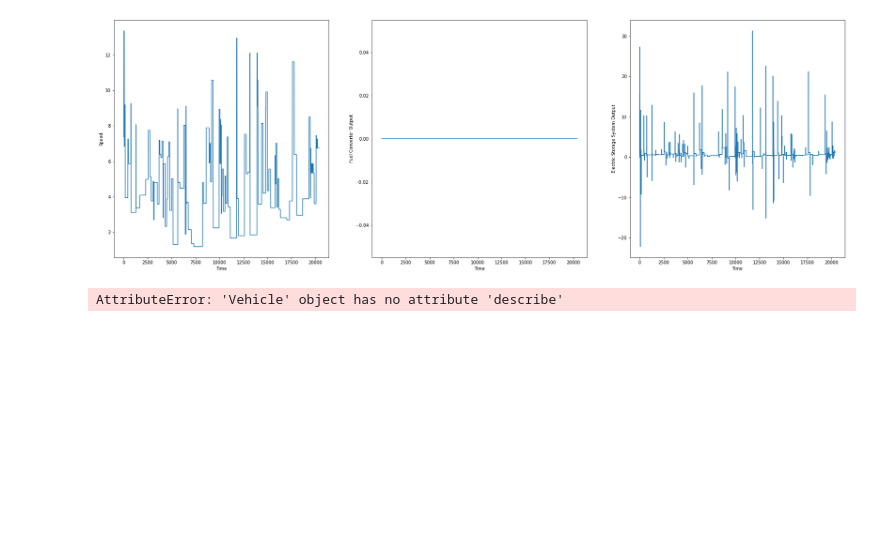
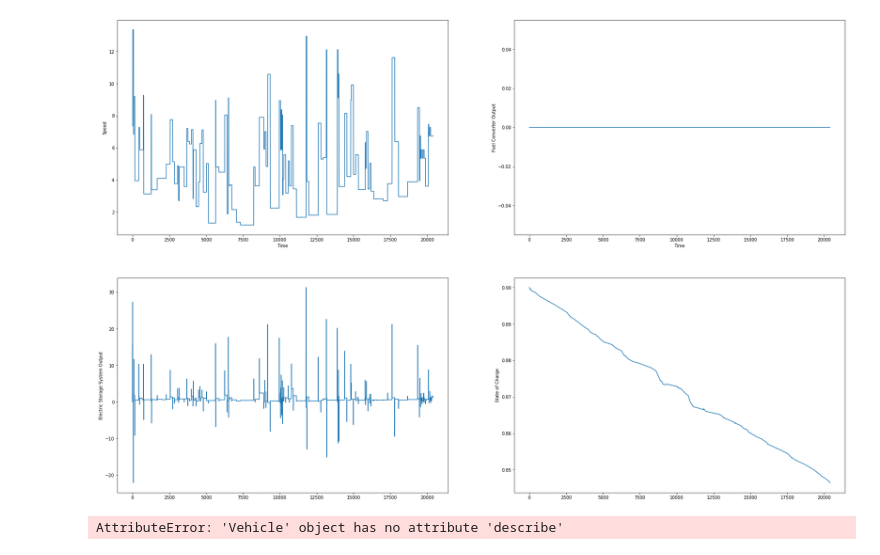
Before and after one commit to RESET-Lab/TransitBusSimulation, a Jupyter notebook: FASTSim Simulation/FASTSim Simulation.ipynb, the cells around one changed output. Saved outputs shown, nothing was run; the diff lists cells and outputs as text; code cells hidden in the pictures; blank space fills up the shorter version.

Commit message:
Add state of charge graph to simulation output.

```diff
--- a/FASTSim Simulation/FASTSim Simulation.ipynb
+++ b/FASTSim Simulation/FASTSim Simulation.ipynb
@@ -50,19 +50,22 @@ Time to post process: 7.37e-01 s
 df = pd.DataFrame.from_dict(output)
 df['speed'] = cyc.cycMps * 2.23694  # Convert mps to mph
 # %%
-fig, ax = plt.subplots(1,3, figsize = (30,10))
+fig, ax = plt.subplots(2,2, figsize = (30,20))
 
-for i in range(3): ax[i].set_xlabel('Time')
+for i in range(2):
+    for j in range(2): ax[0,i].set_xlabel('Time')
 
-ax[0].plot(df['time'],df['speed'])
-ax[0].set_ylabel('Speed')
-ax[1].plot(df['time'],sim_drive.fcKwOutAch)
-ax[1].set_ylabel('Fuel Converter Output')
-ax[2].plot(df['time'],sim_drive.essKwOutAch)
-ax[2].set_ylabel('Electric Storage System Output')
+ax[0,0].plot(df['time'],df['speed'])
+ax[0,0].set_ylabel('Speed')
+ax[0,1].plot(df['time'],sim_drive.fcKwOutAch)
+ax[0,1].set_ylabel('Fuel Converter Output')
+ax[1,0].plot(df['time'],sim_drive.essKwOutAch)
+ax[1,0].set_ylabel('Electric Storage System Output')
+ax[1,1].plot(df['time'],df['soc'])
+ax[1,1].set_ylabel('State of Charge')
 pass
 # %% [output]
-[figure, old version]
+[figure, new version]
 # %%
 veh.describe()
 # %% [output]
```
Also changed, not shown: parts of 3 cells of this notebook.
